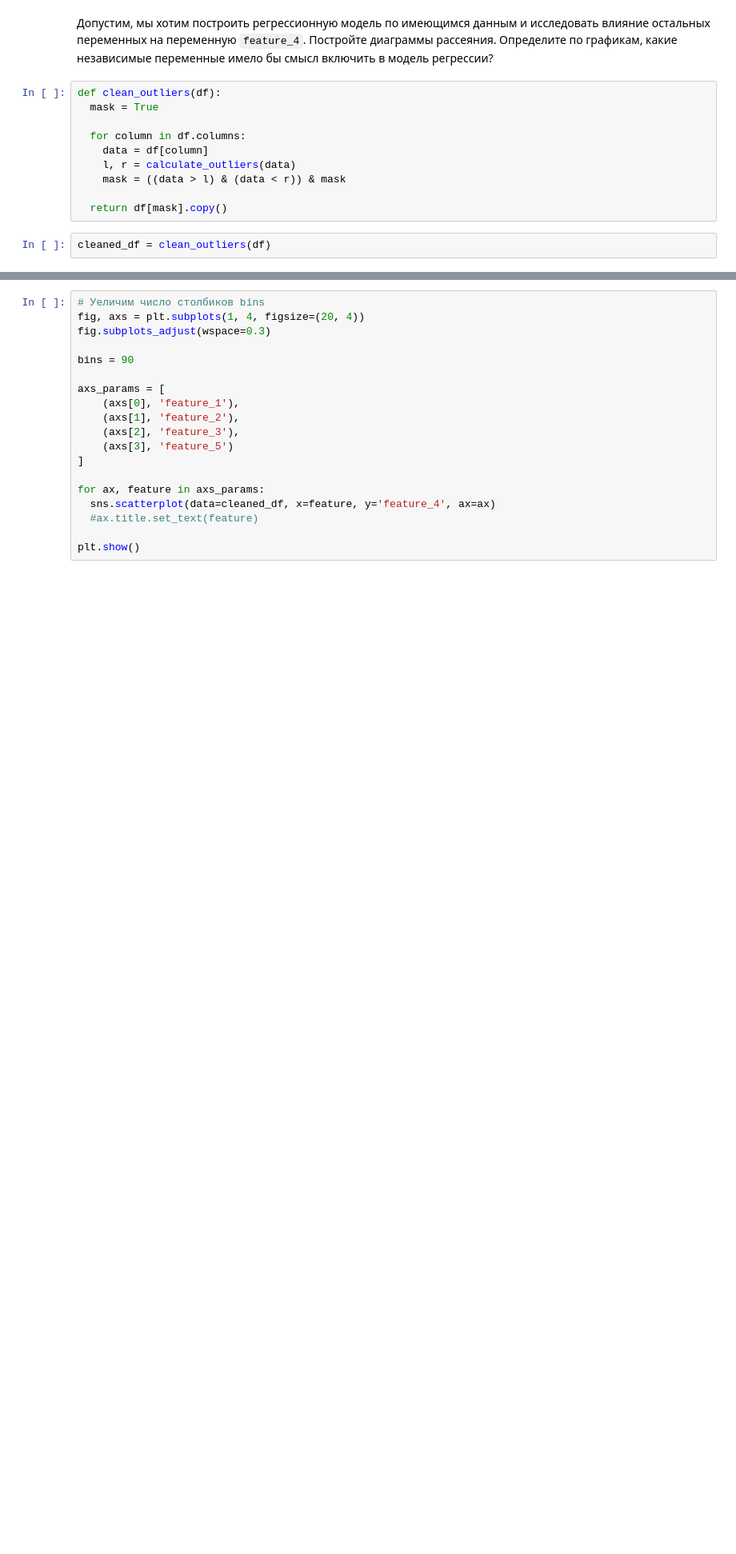
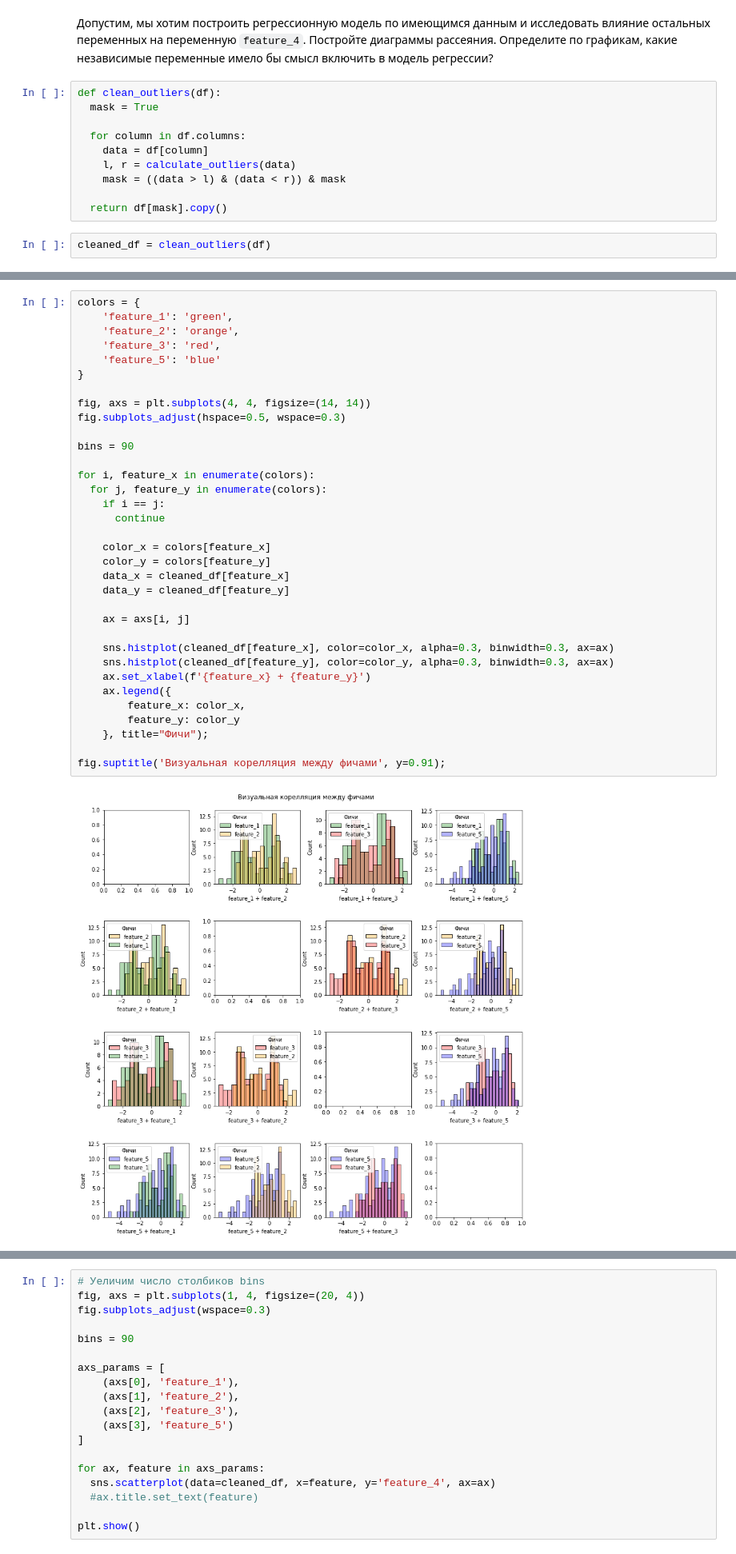
Before and after one commit to ilapro53/skillbox_ml_hw_4sm, a Jupyter notebook: homework3.6/jun_ml_EDA_hw.ipynb, the cells around one changed output, grey strips where cells are left out. Shown at 80% size. Cells and saved outputs as stored; diff of their text form; blank space fills up the shorter version.

```diff
--- a/homework3.6/jun_ml_EDA_hw.ipynb
+++ b/homework3.6/jun_ml_EDA_hw.ipynb
@@ -279,0 +282,36 @@ cleaned_df = clean_outliers(df)
+# %%
+colors = {
+    'feature_1': 'green',
+    'feature_2': 'orange',
+    'feature_3': 'red',
+    'feature_5': 'blue'
+}
+
+fig, axs = plt.subplots(4, 4, figsize=(14, 14))
+fig.subplots_adjust(hspace=0.5, wspace=0.3)
+
+bins = 90
+
+for i, feature_x in enumerate(colors):
+  for j, feature_y in enumerate(colors):
+    if i == j:
+      continue
+
+    color_x = colors[feature_x]
+    color_y = colors[feature_y]
+    data_x = cleaned_df[feature_x]
+    data_y = cleaned_df[feature_y]
+
+    ax = axs[i, j]
+
+    sns.histplot(cleaned_df[feature_x], color=color_x, alpha=0.3, binwidth=0.3, ax=ax)
+    sns.histplot(cleaned_df[feature_y], color=color_y, alpha=0.3, binwidth=0.3, ax=ax)
+    ax.set_xlabel(f'{feature_x} + {feature_y}')
+    ax.legend({
+        feature_x: color_x,
+        feature_y: color_y
+    }, title="Фичи");
+
+fig.suptitle('Визуальная корелляция между фичами', y=0.91);
+# %% [output]
+[figure, added]
```
Also changed, not shown: parts of 4 cells of this notebook.
